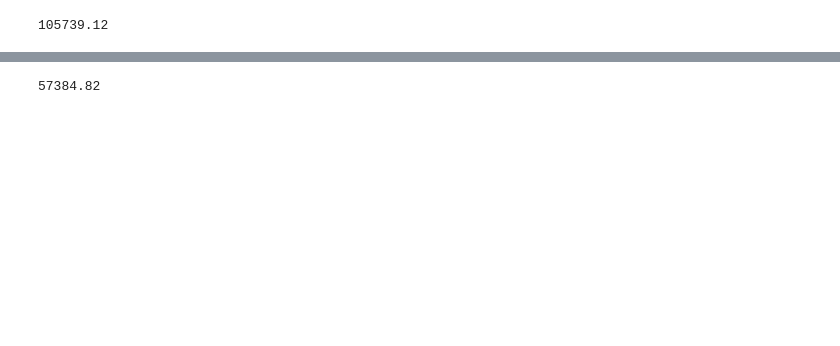
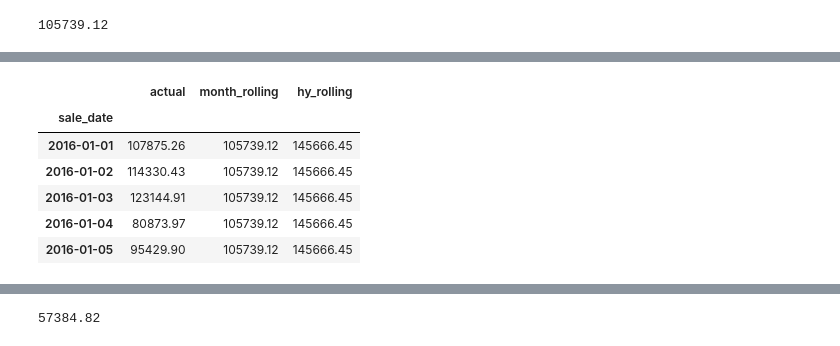
Before and after one commit to CodeupClassroom/somerville-time-series-exercises, a Jupyter notebook: modeling_lesson.ipynb, the cells around one changed output, grey strips where cells are left out. Cells and saved outputs as stored; diff of their text form; code cells hidden in the pictures; blank space fills up the shorter version.

```diff
--- a/modeling_lesson.ipynb
+++ b/modeling_lesson.ipynb
@@ -81,0 +94,11 @@ preds.head()
+# %%
+preds['hy_rolling'] = hy_rolling
+preds.head()
+# %% [output]
+|  | actual | month_rolling | hy_rolling |
+| sale_date |  |  |  |
+| 2016-01-01 | 107875.26 | 105739.12 | 145666.45 |
+| 2016-01-02 | 114330.43 | 105739.12 | 145666.45 |
+| 2016-01-03 | 123144.91 | 105739.12 | 145666.45 |
+| 2016-01-04 | 80873.97 | 105739.12 | 145666.45 |
+| 2016-01-05 | 95429.90 | 105739.12 | 145666.45 |
```
Also changed, not shown: parts of 21 cells of this notebook.
